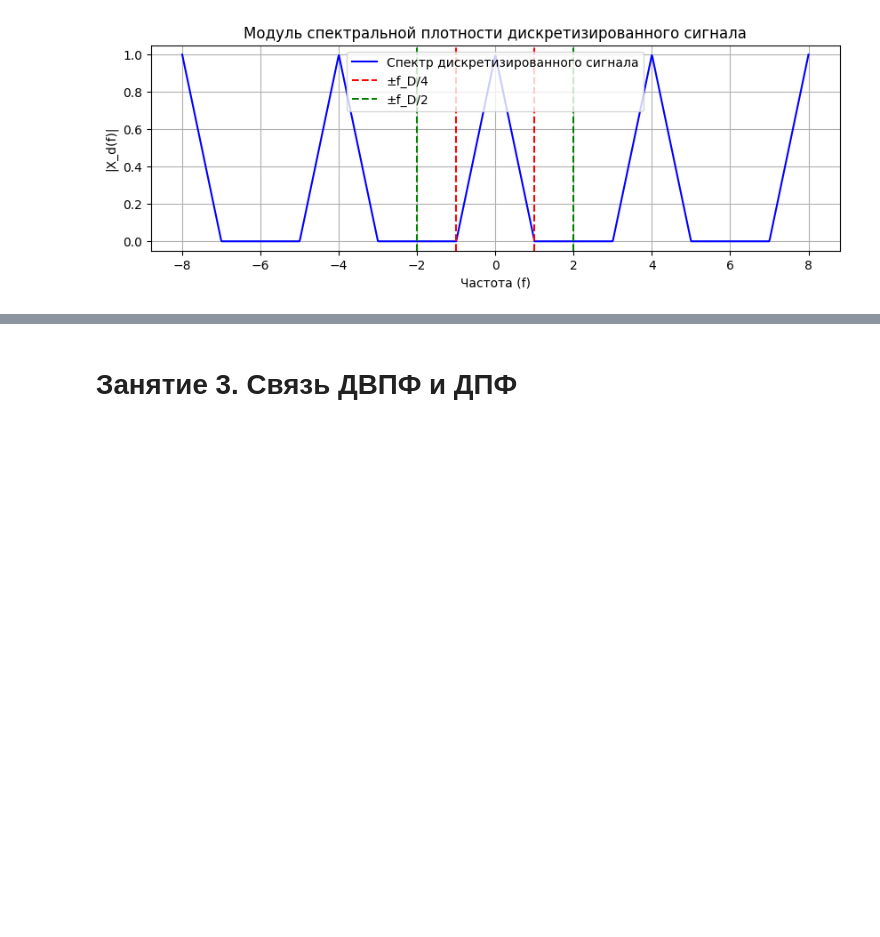
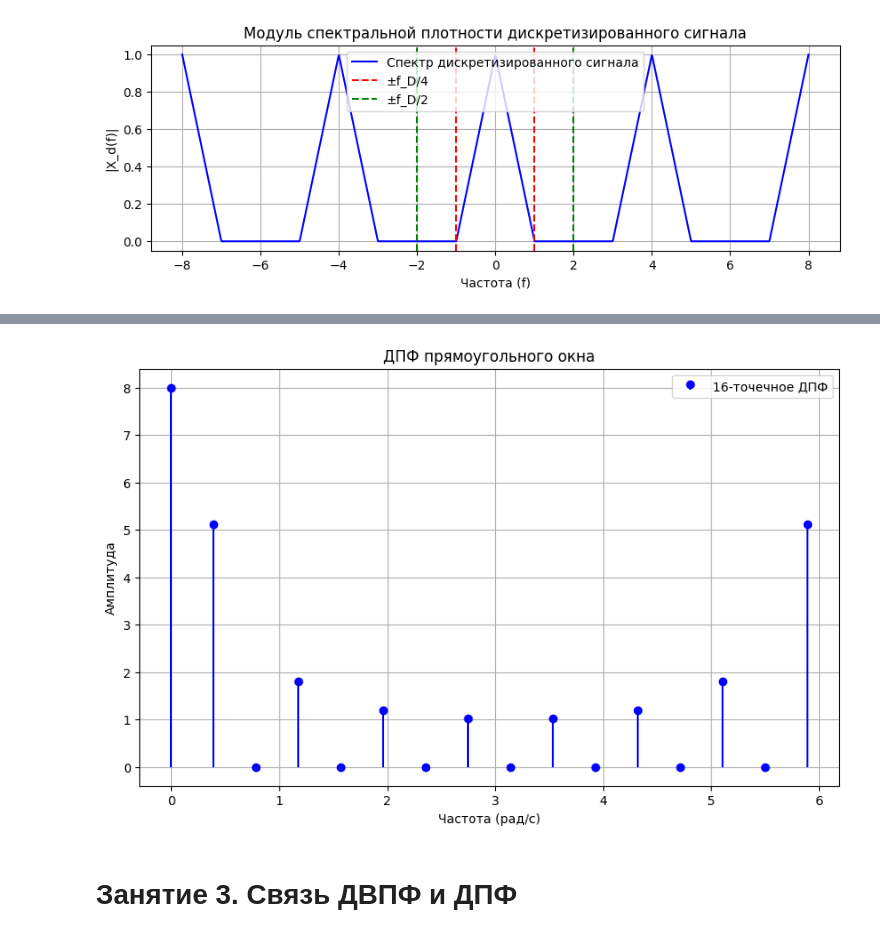
Before and after one commit to oncominglane/radiophysics, a Jupyter notebook: lab2/Lab2.ipynb, the cells around one changed output, grey strips where cells are left out. Drawn from its saved outputs; the diff is of its cells as text; code cells hidden in the pictures; blank space fills up the shorter version.

```diff
--- a/lab2/Lab2.ipynb
+++ b/lab2/Lab2.ipynb
@@ -433,3 +467,36 @@ plt.show()
+# %%
+from scipy.fft import fft
+
+# Прямоугольное окно длины N = 8
+N = 8
+rect_window = np.ones(N)
+
+# Дополнение нулями до 16 точек
+rect_window_16 = np.pad(rect_window, (0, 8), 'constant')
+
+# Вычисление ДПФ для 8-точечного и 16-точечного сигналов
+dft_8 = fft(rect_window, n=8)
+dft_16 = fft(rect_window_16, n=16)
+
+# Частотные оси для 8-точечной и 16-точечной ДПФ
+freq_8 = np.linspace(0, 2 * np.pi, 8, endpoint=False)
+freq_16 = np.linspace(0, 2 * np.pi, 16, endpoint=False)
+
+# Построение графиков
+plt.figure(figsize=(10, 6))
+
+# График для 16-точечной ДПФ
+plt.stem(freq_16, np.abs(dft_16), linefmt='b-', markerfmt='bo', basefmt=" ", label='16-точечное ДПФ')
+
+# Оформление графика
+plt.title('ДПФ прямоугольного окна')
+plt.xlabel('Частота (рад/с)')
+plt.ylabel('Амплитуда')
+plt.grid(True)
+plt.legend()
+plt.show()
+# %% [output]
+[figure, added]
 # %% [markdown]
 # Занятие 3. Связь ДВПФ и ДПФ
 # %% [markdown]
```
Also changed, not shown: parts of 12 cells of this notebook.
